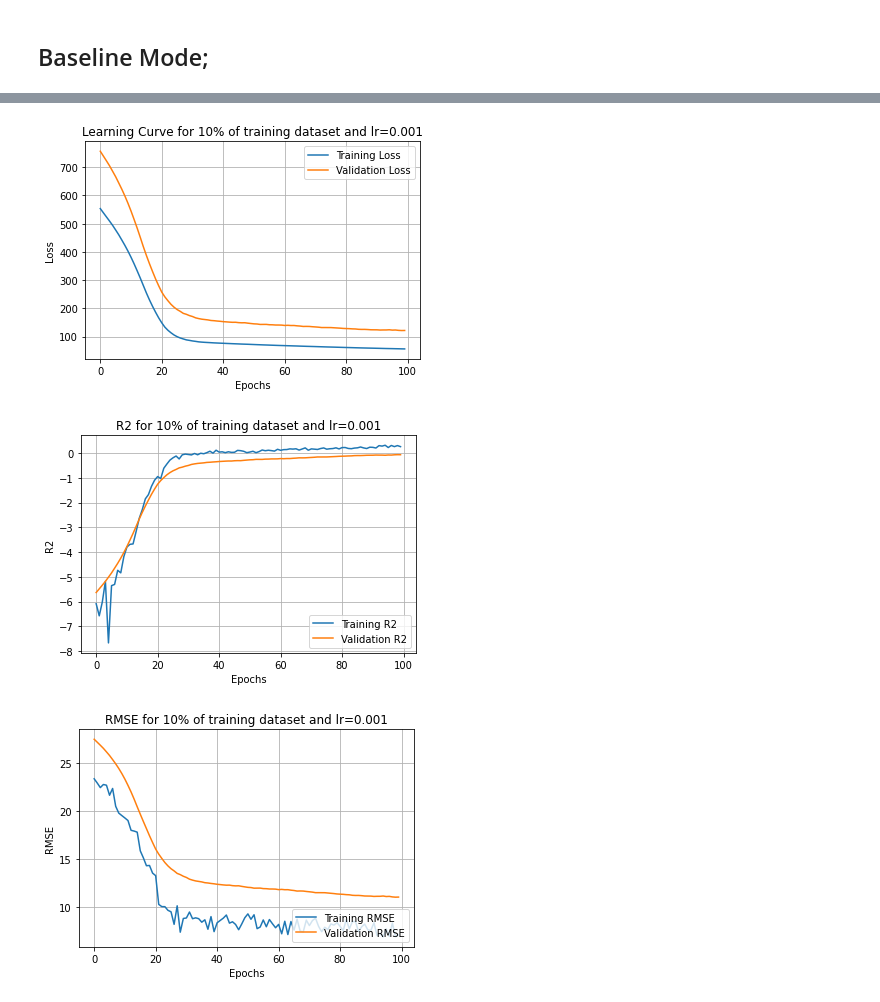
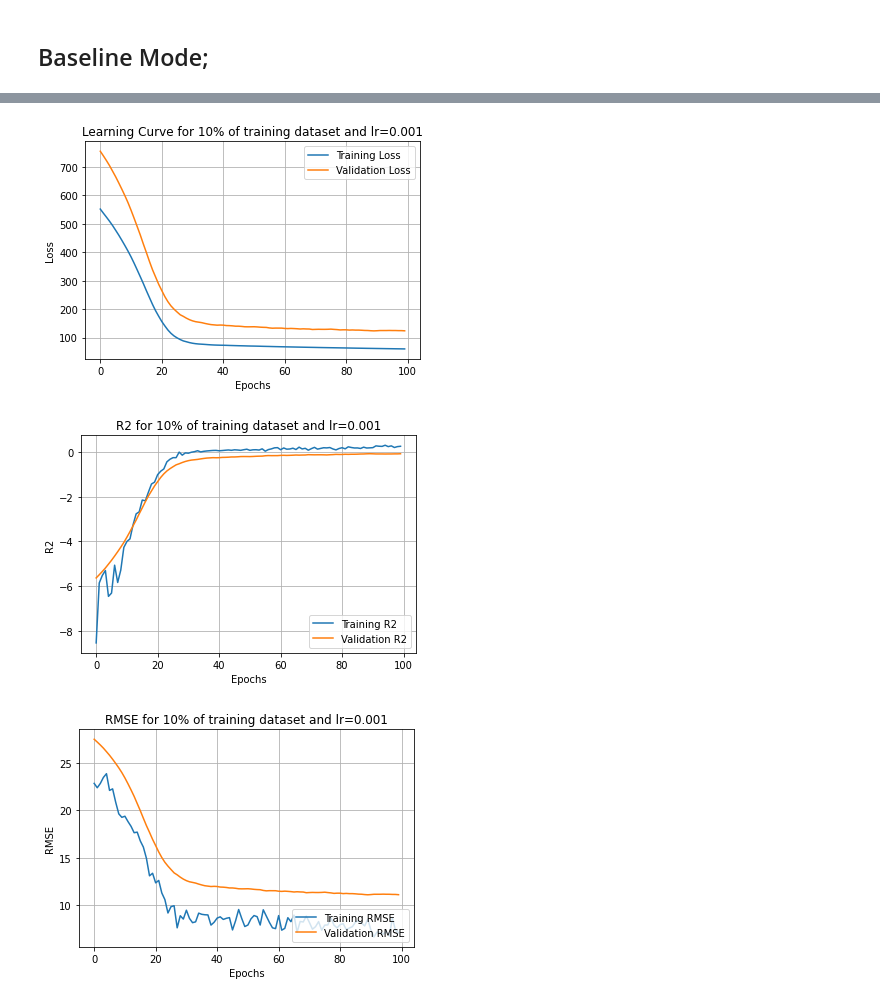
Before and after one commit to mylo19/Computanional-Intellince, a Jupyter notebook: rbfpart1.ipynb, the cells around one changed output, grey strips where cells are left out. Drawn from its saved outputs; the diff is of its cells as text; code cells hidden in the pictures.

```diff
--- a/rbfpart1.ipynb
+++ b/rbfpart1.ipynb
@@ -26,13 +26,14 @@ class RBFLayer(layers.Layer):
     def build(self, input_shape):
         self.centers = self.add_weight(name='centers', shape=(self.output_dim, input_shape[1]),
                                        initializer=self.initializer, trainable=False)
-        d_max = 0
+        sigma = np.zeros(self.output_dim)
         for i in range(0, self.output_dim):
+            d_max = 0
             for j in range(0, self.output_dim):
                 d = np.linalg.norm(self.centers[i] - self.centers[j])
                 if d > d_max:
                     d_max = d
-        sigma = d_max / np.sqrt(2 * self.output_dim)
+            sigma[i] = d_max / np.sqrt(2 * self.output_dim)
         self.betas = np.ones(self.output_dim) / (2 * (sigma ** 2)) #change this so it contains d_max for each neuron
         super(RBFLayer, self).build(input_shape)
 
@@ -64,15 +77,16 @@ class InitCentersKMeans(Initializer):
 # %%
-def rmse(y_true, y_pred):
-    return K.sqrt(K.mean(K.square(y_pred - y_true)))
-
 def r2_score(y_true, y_pred):
     SS_res = K.sum(K.square(y_true - y_pred))
     SS_tot = K.sum(K.square(y_true - K.mean(y_true)))
     return 1 - SS_res/(SS_tot + K.epsilon())
 
 
-def mse(y_true, y_pred):
+def mean_squared_error(y_true, y_pred):
     return K.mean(K.square(y_pred - y_true))
+
+
+def root_mean_squared_error(y_true, y_pred):
+    return K.sqrt(mean_squared_error(y_true, y_pred))
 # %% [markdown]
 ## Data Preprocessing
 # %%
@@ -119,7 +117,7 @@ model = Sequential()
 model.add(RBFLayer(neurons_rbf, initializer=InitCentersKMeans(x_train), input_shape=(13, )))
 model.add(Dense(neurons_output))
 model.add(Dense(1))
-model.compile(optimizer=tf.keras.optimizers.SGD(learning_rate=0.001), loss=mse, metrics=[r2_score, rmse])
+model.compile(optimizer=tf.keras.optimizers.SGD(learning_rate=0.001), loss=mean_squared_error, metrics=[r2_score, root_mean_squared_error])
 
 fit_model = model.fit(x_train, y_train, batch_size=batch_size, epochs=epochs, validation_data=(x_validation, y_validation), verbose=0)
 score = model.evaluate(x_test, y_test)
@@ -131,8 +129,8 @@ validation_loss = [fit_model.history['val_loss'][i] for i in range(100)]
 train_r2 = fit_model.history['r2_score']
 validation_r2 = fit_model.history['val_r2_score']
 
-train_rmse = fit_model.history['rmse']
-validation_rmse = fit_model.history['val_rmse']
+train_rmse = fit_model.history['root_mean_squared_error']
+validation_rmse = fit_model.history['val_root_mean_squared_error']
 
 plt.plot(train_loss)
 plt.plot(validation_loss)
@@ -169,3 +166,3 @@ plt.show()
-[figure, old version]
+[figure, new version]
-[figure, old version]
+[figure, new version]
-[figure, old version]
+[figure, new version]
```
Also changed, not shown: parts of 5 cells of this notebook.
